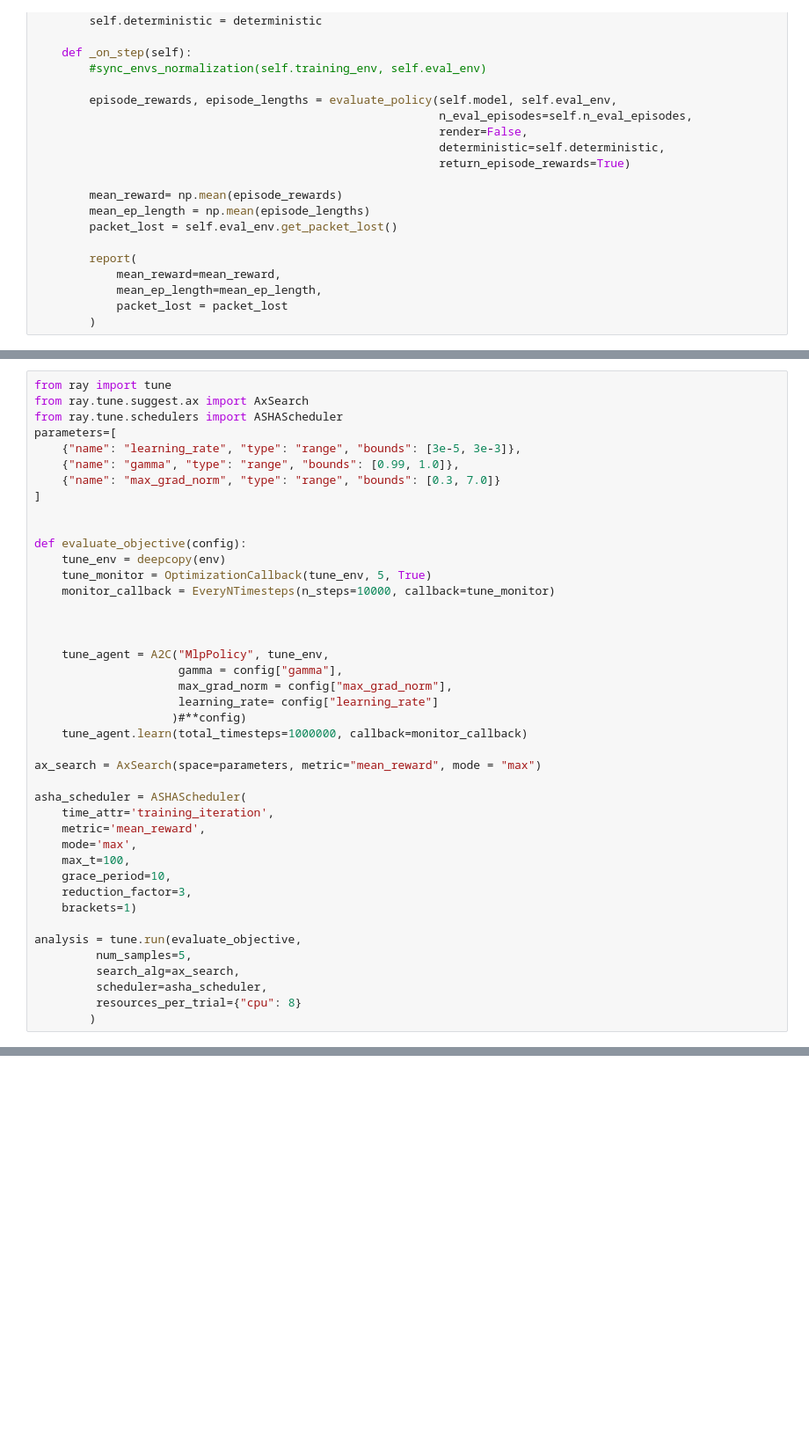
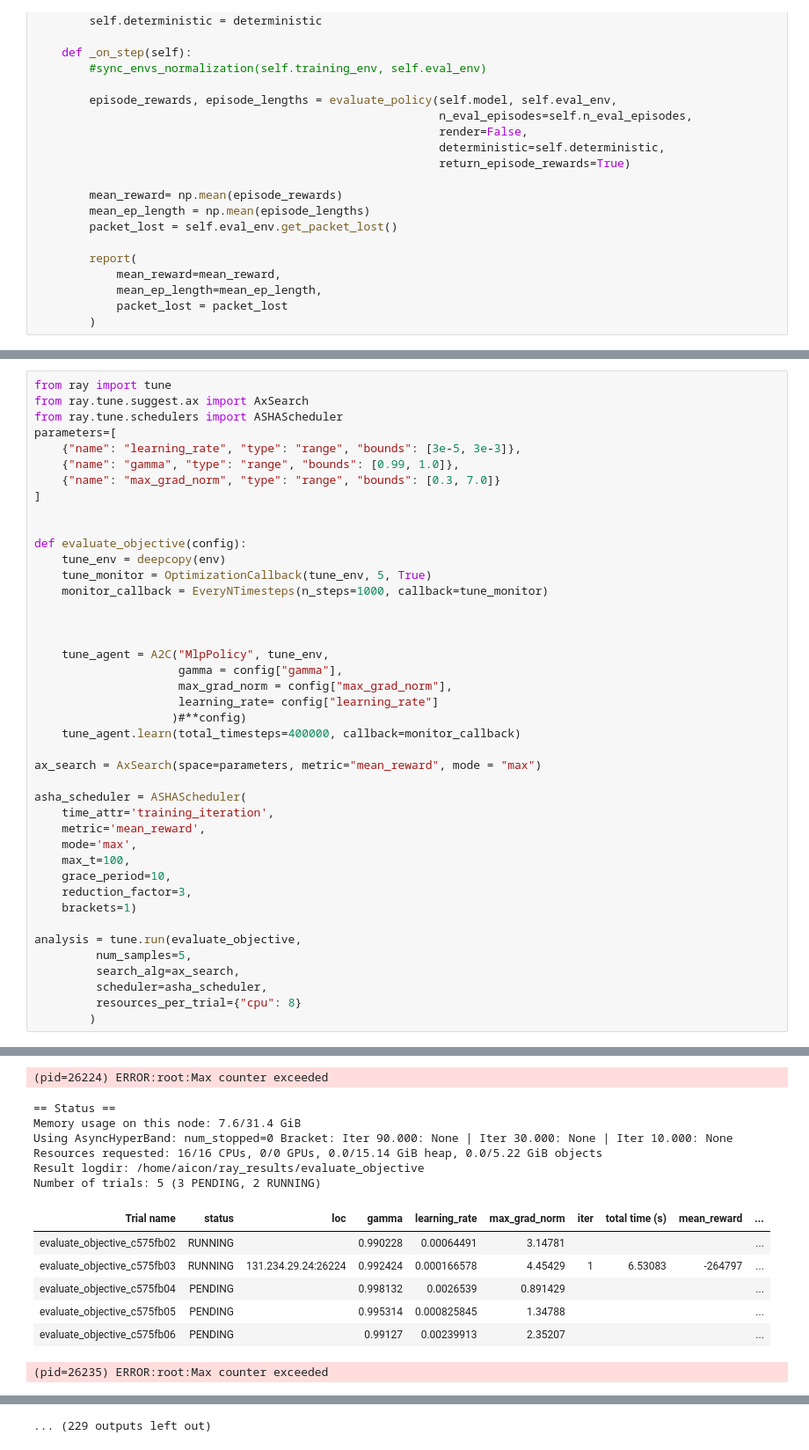
Before and after one commit to mlchethanupb/myworks, a Jupyter notebook: wireless/code/phase_one/SDN_IOT/w-mac/agents/tune.ipynb, the cells around one changed output, grey strips where cells are left out. Shown at 88% size. Saved outputs shown, nothing was run; the diff lists cells and outputs as text; blank space fills up the shorter version.

Commit message:
tuning result

```diff
--- a/wireless/code/phase_one/SDN_IOT/w-mac/agents/tune.ipynb
+++ b/wireless/code/phase_one/SDN_IOT/w-mac/agents/tune.ipynb
@@ -118,7 +135,7 @@ parameters=[
 def evaluate_objective(config):
     tune_env = deepcopy(env)
     tune_monitor = OptimizationCallback(tune_env, 5, True)
-    monitor_callback = EveryNTimesteps(n_steps=10000, callback=tune_monitor)
+    monitor_callback = EveryNTimesteps(n_steps=1000, callback=tune_monitor)
 
 
 
@@ -127,7 +144,7 @@ def evaluate_objective(config):
                      max_grad_norm = config["max_grad_norm"],
                      learning_rate= config["learning_rate"]
                     )#**config)
-    tune_agent.learn(total_timesteps=1000000, callback=monitor_callback)
+    tune_agent.learn(total_timesteps=400000, callback=monitor_callback)
 
 ax_search = AxSearch(space=parameters, metric="mean_reward", mode = "max")
 
@@ -146,3 +163,4 @@ analysis = tune.run(evaluate_objective,
          scheduler=asha_scheduler,
          resources_per_trial={"cpu": 8}
         )
+# %% [output]
@@ -148,0 +228,14 @@ analysis = tune.run(evaluate_objective,
+(pid=26224) ERROR:root:Max counter exceeded
+== Status ==
+Memory usage on this node: 7.6/31.4 GiB
+Using AsyncHyperBand: num_stopped=0 Bracket: Iter 90.000: None | Iter 30.000: None | Iter 10.000: None
+Resources requested: 16/16 CPUs, 0/0 GPUs, 0.0/15.14 GiB heap, 0.0/5.22 GiB objects
+Result logdir: /home/aicon/ray_results/evaluate_objective
+Number of trials: 5 (3 PENDING, 2 RUNNING)
+| Trial name | status | loc | gamma | learning_rate | max_grad_norm | iter | total time (s) | mean_reward | ... |
+| evaluate_objective_c575fb02 | RUNNING |  | 0.990228 | 0.00064491 | 3.14781 |  |  |  | ... |
+| evaluate_objective_c575fb03 | RUNNING | 131.234.29.24:26224 | 0.992424 | 0.000166578 | 4.45429 | 1 | 6.53083 | -264797 | ... |
+| evaluate_objective_c575fb04 | PENDING |  | 0.998132 | 0.0026539 | 0.891429 |  |  |  | ... |
+| evaluate_objective_c575fb05 | PENDING |  | 0.995314 | 0.000825845 | 1.34788 |  |  |  | ... |
+| evaluate_objective_c575fb06 | PENDING |  | 0.99127 | 0.00239913 | 2.35207 |  |  |  | ... |
+(pid=26235) ERROR:root:Max counter exceeded
@@ -149,2 +293,3 @@ analysis = tune.run(evaluate_objective,
+... (229 outputs left out)
 # %%
 print(analysis.get_best_config(metric="mean_reward", mode = "max"))
```
Also changed, not shown: parts of 7 cells of this notebook, 8 other files.
